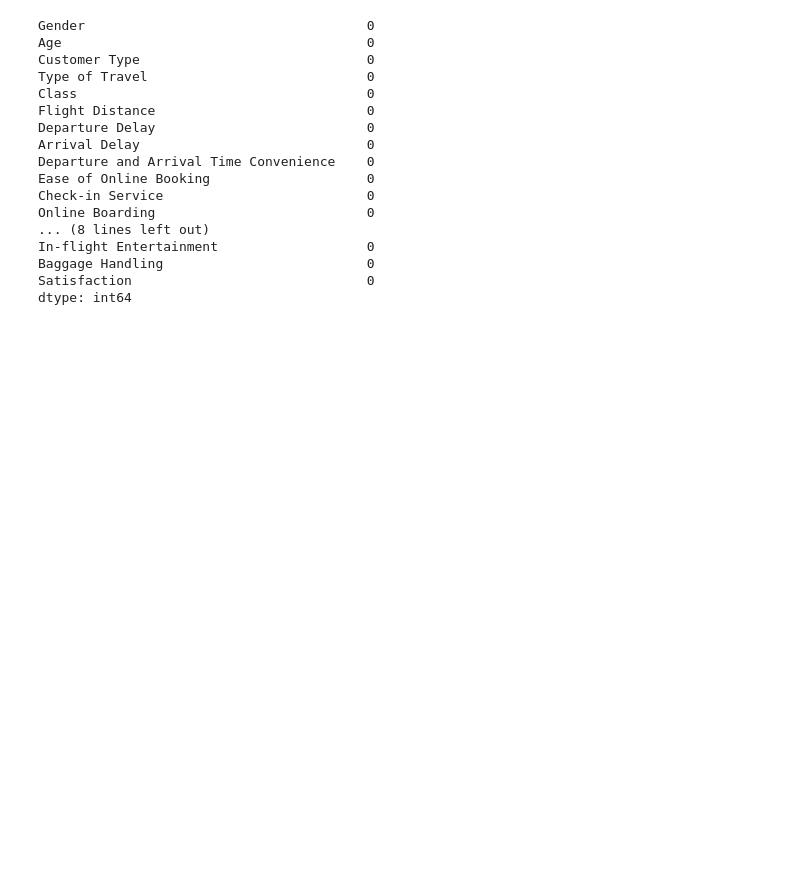
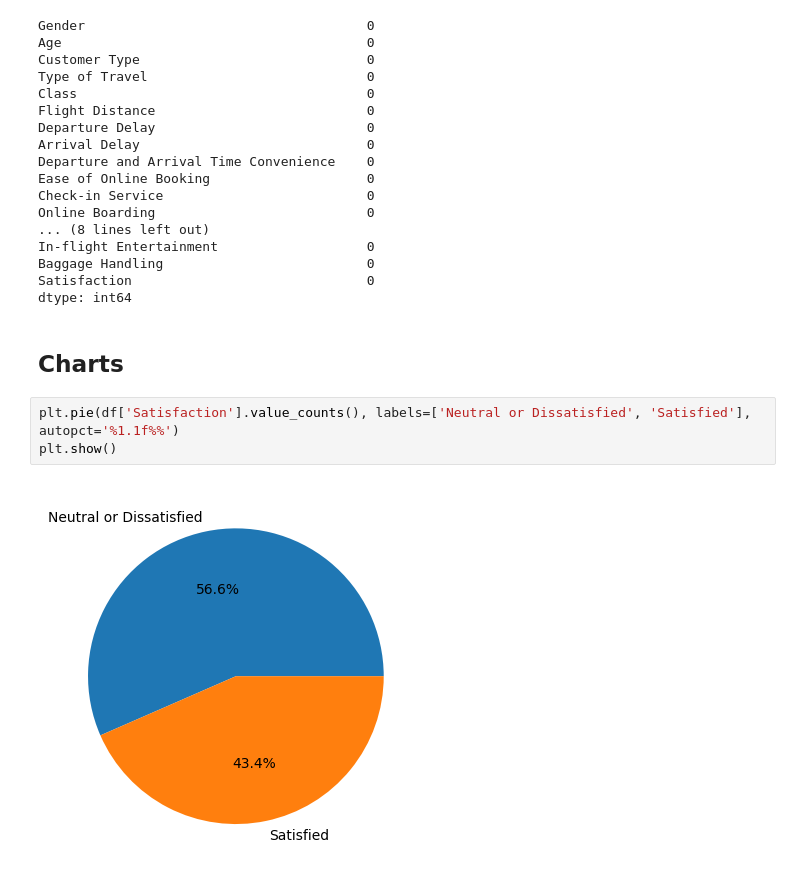
Before and after one commit to S0fft/Airline-Passenger-Satisfaction, a Jupyter notebook: airline_passenger_satisfaction.ipynb, the cells around one changed output. Cells and saved outputs as stored; diff of their text form; blank space fills up the shorter version.

Commit message:
add Charts section, create: pie, countplot, hist diagrams

```diff
--- a/airline_passenger_satisfaction.ipynb
+++ b/airline_passenger_satisfaction.ipynb
@@ -133,3 +140,10 @@ In-flight Entertainment                   0
 Baggage Handling                          0
 Satisfaction                              0
 dtype: int64
+# %% [markdown]
+## Charts
+# %%
+plt.pie(df['Satisfaction'].value_counts(), labels=['Neutral or Dissatisfied', 'Satisfied'], autopct='%1.1f%%')
+plt.show()
+# %% [output]
+[figure, added]
```
Also changed, not shown: parts of 3 cells of this notebook.
